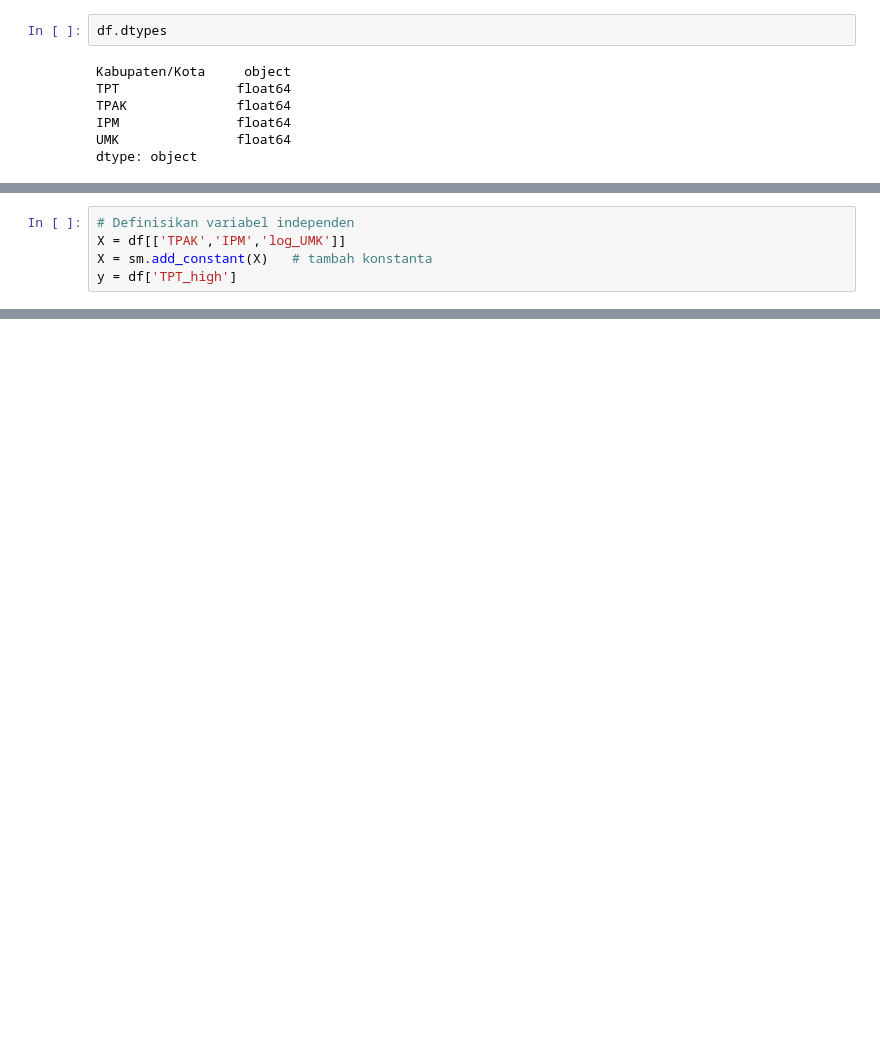
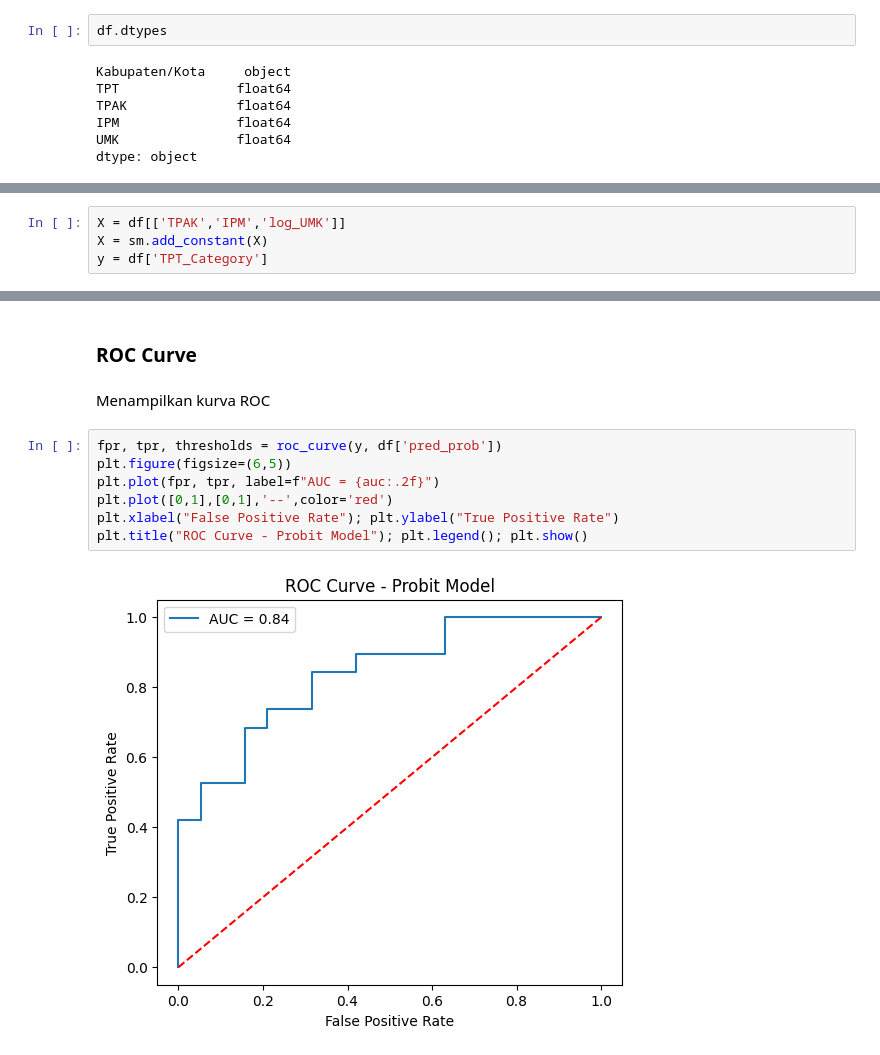
Before and after one commit to alrahmads/Probit-Unemployment-Jatim, a Jupyter notebook: Studi Kasus/Source Code.ipynb, the cells around one changed output, grey strips where cells are left out. Drawn from its saved outputs; the diff is of its cells as text; blank space fills up the shorter version.

```diff
--- a/Studi Kasus/Source Code.ipynb
+++ b/Studi Kasus/Source Code.ipynb
@@ -66,5 +122,4 @@ df['log_UMK'] = np.log(df['UMK'])
 # %%
-# Definisikan variabel independen
 X = df[['TPAK','IPM','log_UMK']]
-X = sm.add_constant(X)   # tambah konstanta
-y = df['TPT_high']
+X = sm.add_constant(X)
+y = df['TPT_Category']
@@ -175,0 +237,13 @@ plt.show()
+# %% [markdown]
+### ROC Curve
+# %% [markdown]
+Menampilkan kurva ROC
+# %%
+fpr, tpr, thresholds = roc_curve(y, df['pred_prob'])
+plt.figure(figsize=(6,5))
+plt.plot(fpr, tpr, label=f"AUC = {auc:.2f}")
+plt.plot([0,1],[0,1],'--',color='red')
+plt.xlabel("False Positive Rate"); plt.ylabel("True Positive Rate")
+plt.title("ROC Curve - Probit Model"); plt.legend(); plt.show()
+# %% [output]
+[figure, added]
```
Also changed, not shown: parts of 39 cells of this notebook.
